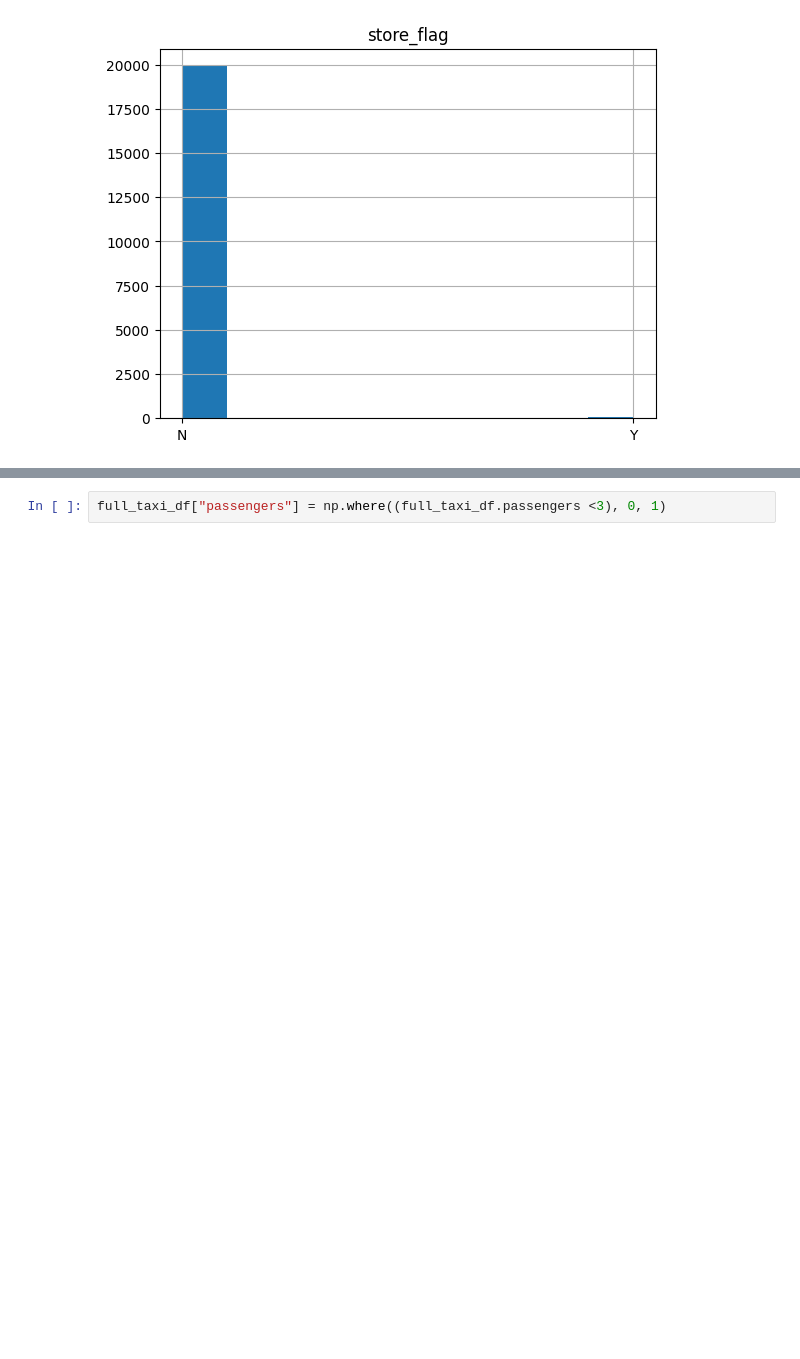
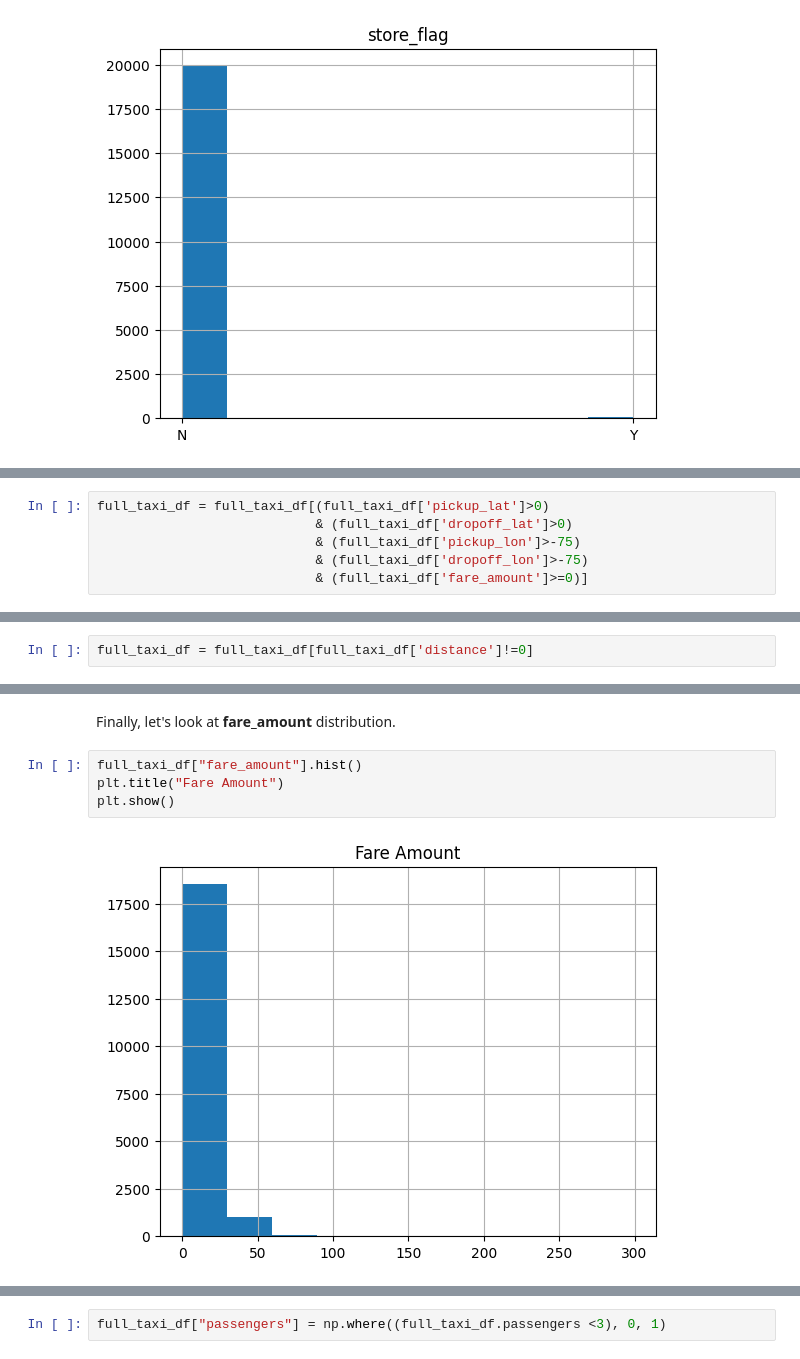
Before and after one commit to sbaidachni/dtsa5509, a Jupyter notebook: notebooks/final_project.ipynb, the cells around one changed output, grey strips where cells are left out. Cells and saved outputs as stored; diff of their text form; blank space fills up the shorter version.

```diff
--- a/notebooks/final_project.ipynb
+++ b/notebooks/final_project.ipynb
@@ -300,0 +353,6 @@ full_taxi_df = full_taxi_df.drop(['store_flag'], axis=1)
+# %%
+full_taxi_df = full_taxi_df[(full_taxi_df['pickup_lat']>0)
+                            & (full_taxi_df['dropoff_lat']>0)
+                            & (full_taxi_df['pickup_lon']>-75)
+                            & (full_taxi_df['dropoff_lon']>-75)
+                            & (full_taxi_df['fare_amount']>=0)]
@@ -300,0 +379,2 @@ full_taxi_df = full_taxi_df.drop(['store_flag'], axis=1)
+# %%
+full_taxi_df = full_taxi_df[full_taxi_df['distance']!=0]
@@ -300,0 +393,8 @@ full_taxi_df = full_taxi_df.drop(['store_flag'], axis=1)
+# %% [markdown]
+Finally, let's look at **fare_amount** distribution.
+# %%
+full_taxi_df["fare_amount"].hist()
+plt.title("Fare Amount")
+plt.show()
+# %% [output]
+[figure, added]
```
Also changed, not shown: parts of 77 cells of this notebook.
